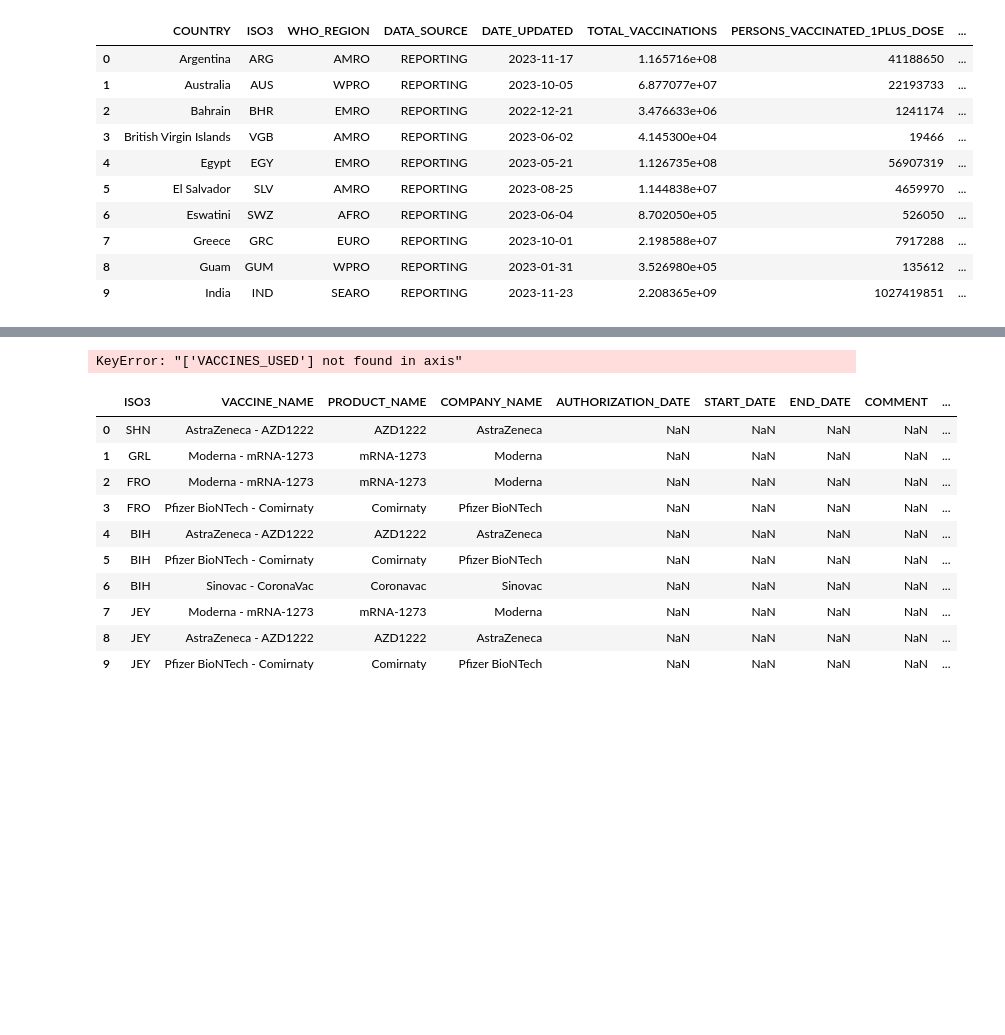
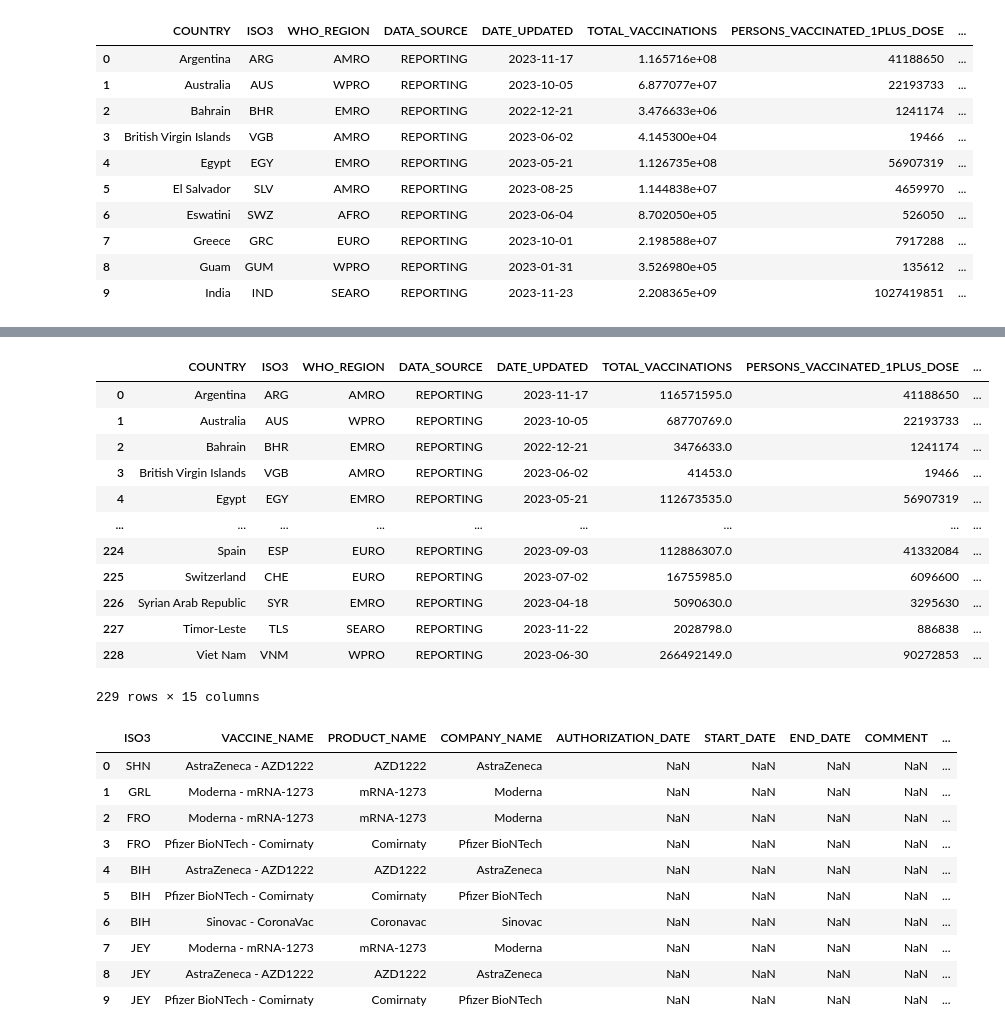
Before and after one commit to flopezco12/Project_2_COVID, a Jupyter notebook: Data Cleaning and Exploration/DataExploration.ipynb, the cells around one changed output, grey strips where cells are left out. Cells and saved outputs as stored; diff of their text form; code cells hidden in the pictures; blank space fills up the shorter version.

```diff
--- a/Data Cleaning and Exploration/DataExploration.ipynb
+++ b/Data Cleaning and Exploration/DataExploration.ipynb
@@ -106,11 +106,23 @@ vaccinations_df.tail(10)
 | 226 | Syrian Arab Republic | SYR | EMRO | REPORTING | 2023-04-18 | 5090630.0 | 3295630 | ... |
 | 227 | Timor-Leste | TLS | SEARO | REPORTING | 2023-11-22 | 2028798.0 | 886838 | ... |
 | 228 | Viet Nam | VNM | WPRO | REPORTING | 2023-06-30 | 266492149.0 | 90272853 | ... |
-# %%
-#drop vaccines used column
-vaccinations_cleaned_df = vaccinations_df.drop('VACCINES_USED', axis=)
-
-vaccinations_cleaned_df
-# %% [output]
-KeyError: "['VACCINES_USED'] not found in axis"
+# %%
+#drop vaccines used column
+vaccinations_cleaned_df = vaccinations_df.drop('VACCINES_USED', axis=1)
+
+vaccinations_cleaned_df
+# %% [output]
+|  | COUNTRY | ISO3 | WHO_REGION | DATA_SOURCE | DATE_UPDATED | TOTAL_VACCINATIONS | PERSONS_VACCINATED_1PLUS_DOSE | ... |
+| 0 | Argentina | ARG | AMRO | REPORTING | 2023-11-17 | 116571595.0 | 41188650 | ... |
+| 1 | Australia | AUS | WPRO | REPORTING | 2023-10-05 | 68770769.0 | 22193733 | ... |
+| 2 | Bahrain | BHR | EMRO | REPORTING | 2022-12-21 | 3476633.0 | 1241174 | ... |
+| 3 | British Virgin Islands | VGB | AMRO | REPORTING | 2023-06-02 | 41453.0 | 19466 | ... |
+| 4 | Egypt | EGY | EMRO | REPORTING | 2023-05-21 | 112673535.0 | 56907319 | ... |
+| ... | ... | ... | ... | ... | ... | ... | ... | ... |
+| 224 | Spain | ESP | EURO | REPORTING | 2023-09-03 | 112886307.0 | 41332084 | ... |
+| 225 | Switzerland | CHE | EURO | REPORTING | 2023-07-02 | 16755985.0 | 6096600 | ... |
+| 226 | Syrian Arab Republic | SYR | EMRO | REPORTING | 2023-04-18 | 5090630.0 | 3295630 | ... |
+| 227 | Timor-Leste | TLS | SEARO | REPORTING | 2023-11-22 | 2028798.0 | 886838 | ... |
+| 228 | Viet Nam | VNM | WPRO | REPORTING | 2023-06-30 | 266492149.0 | 90272853 | ... |
+229 rows × 15 columns
 # %%
```
Also changed, not shown: parts of 1 cell of this notebook.
